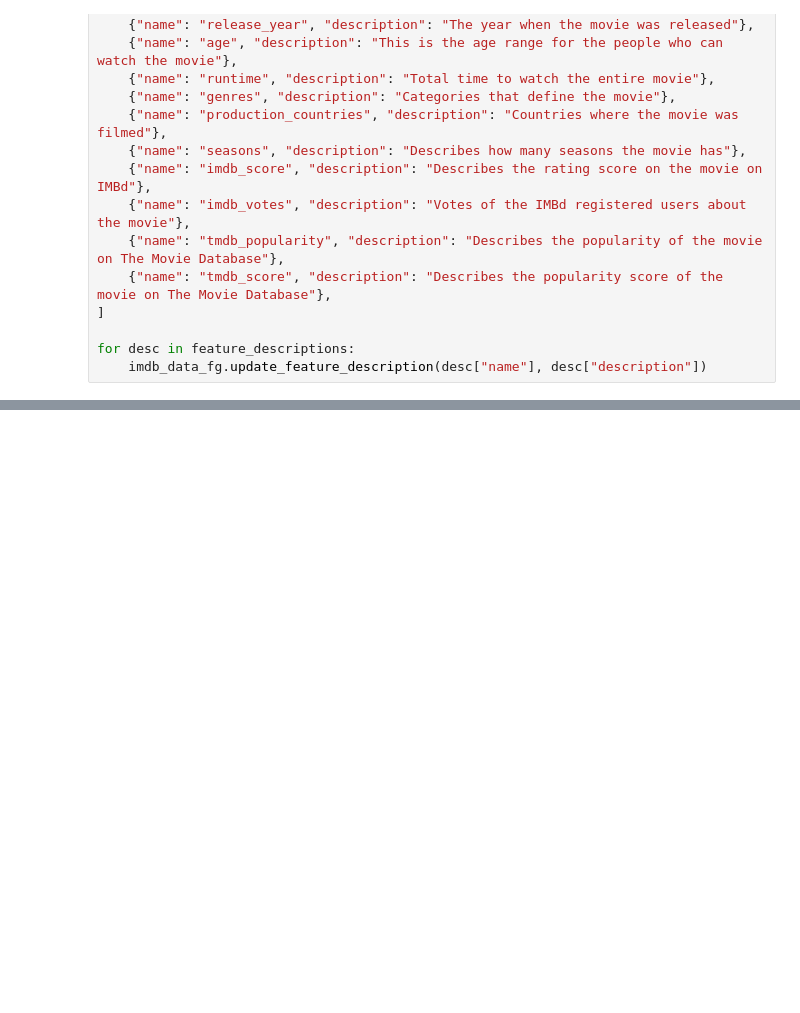
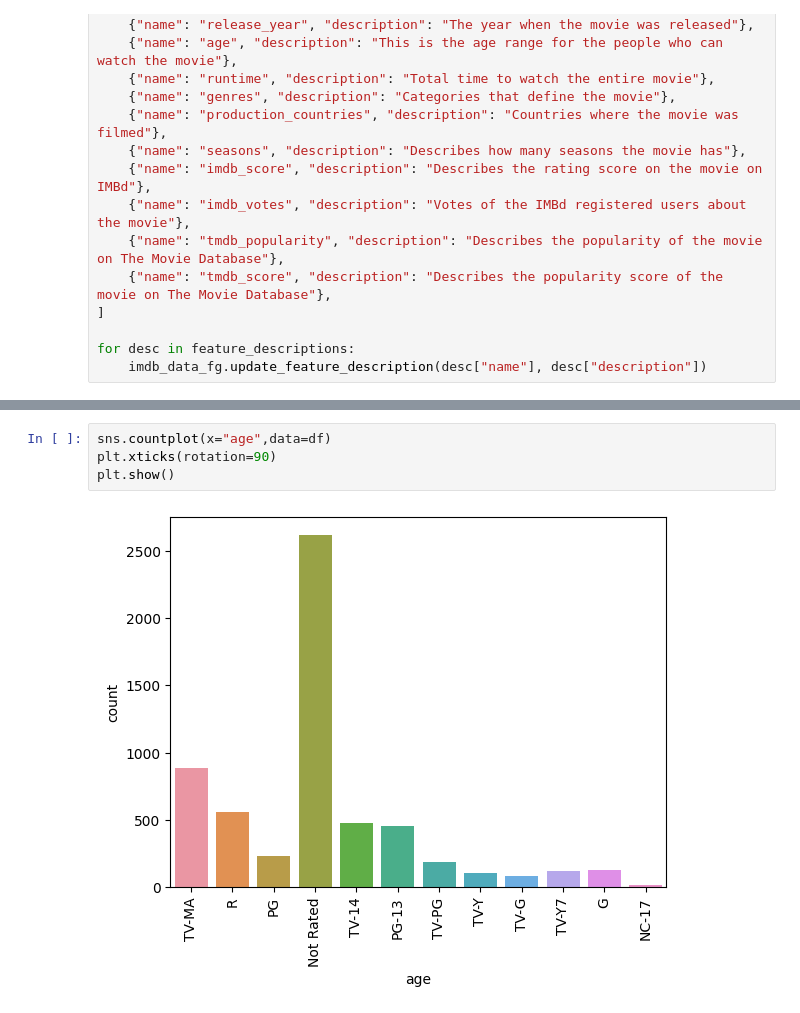
Before and after one commit to zenUnicorn/EDA-with-a-Feature-Store, a Jupyter notebook: IMDB-EDA.ipynb, the cells around one changed output, grey strips where cells are left out. Saved outputs shown, nothing was run; the diff lists cells and outputs as text; blank space fills up the shorter version.

```diff
--- a/IMDB-EDA.ipynb
+++ b/IMDB-EDA.ipynb
@@ -377,0 +391,6 @@ FROM `unicorn_featurestore`.`imdb_data_feature_1` `fg0`
+# %%
+sns.countplot(x="age",data=df)
+plt.xticks(rotation=90)
+plt.show()
+# %% [output]
+[figure, added]
```
Also changed, not shown: parts of 22 cells of this notebook.
